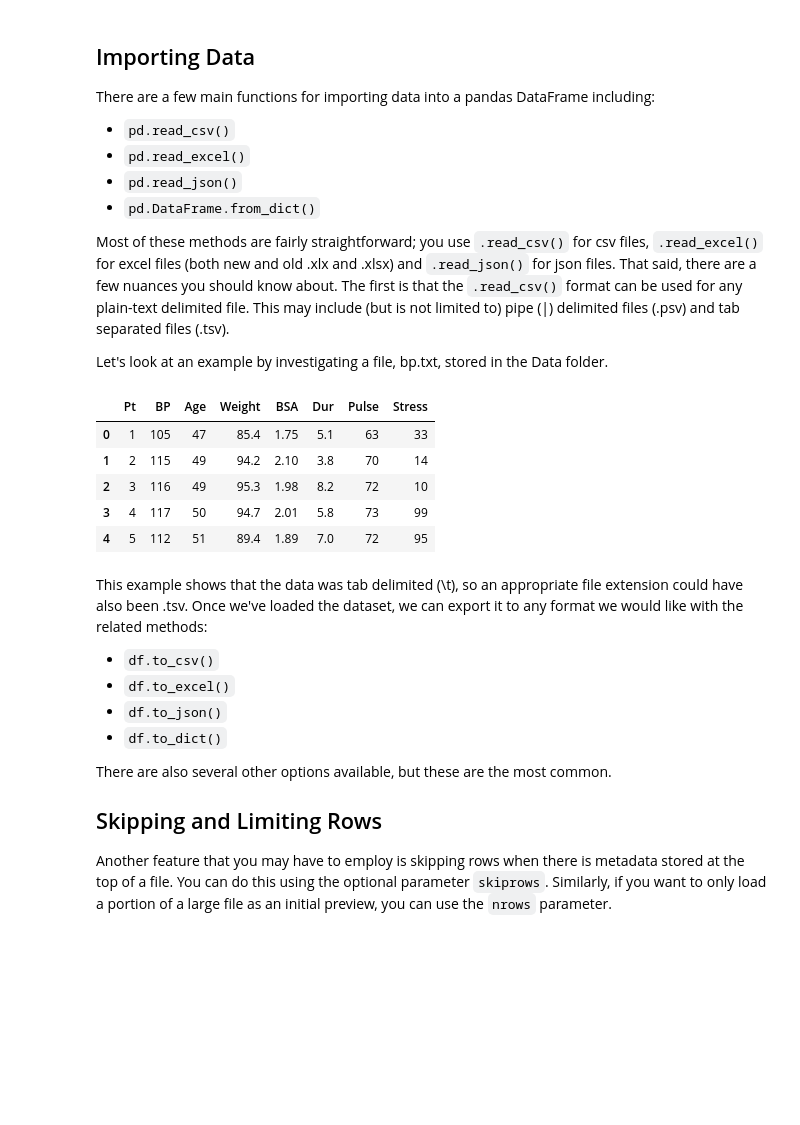
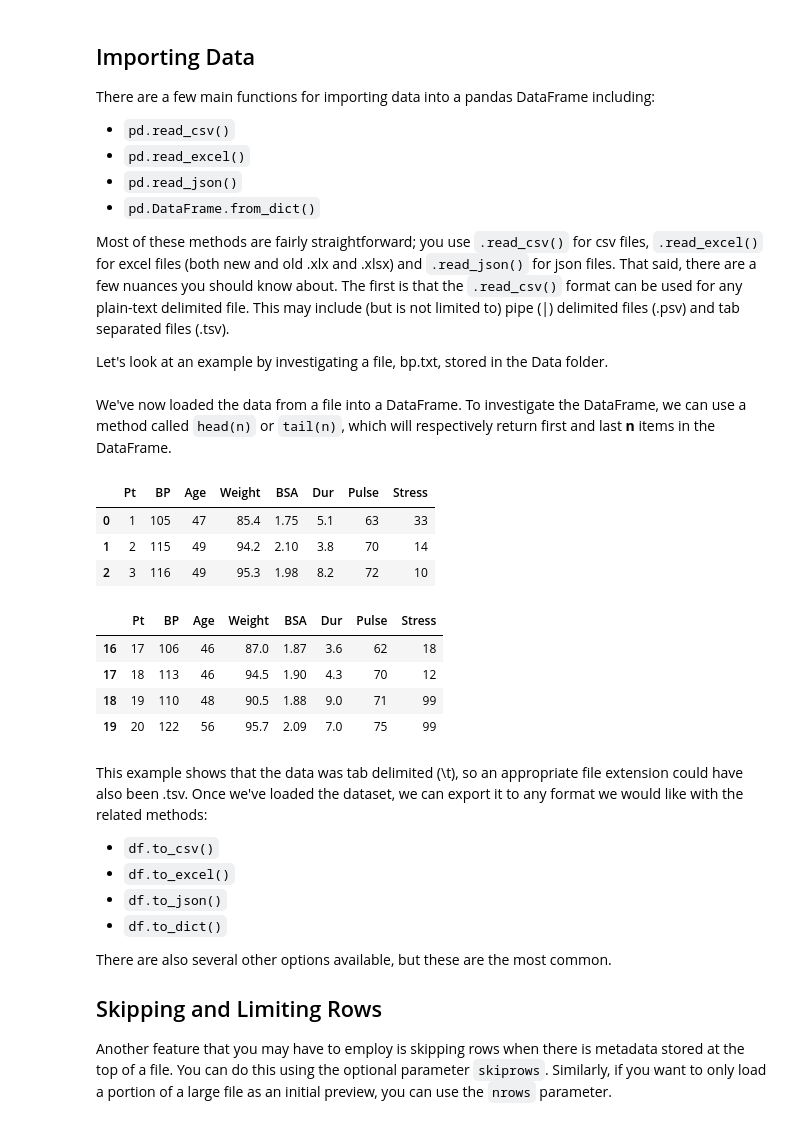
Before and after one commit to learn-co-curriculum/dsc-importing-data-using-pandas, a Jupyter notebook: index.ipynb, the cells around one changed output. Drawn from its saved outputs; the diff is of its cells as text; code cells hidden in the pictures; blank space fills up the shorter version.

Commit message:
added information about head and tail

```diff
--- a/index.ipynb
+++ b/index.ipynb
@@ -32,14 +32,23 @@ Most of these methods are fairly straightforward; you use `.read_csv()` for csv
 Let's look at an example by investigating a file, bp.txt, stored in the Data folder.
 # %%
 df = pd.read_csv('Data/bp.txt', delimiter='\t')
-df.head()
-# %% [output]
-|  | Pt | BP | Age | Weight | BSA | Dur | Pulse | Stress |
-| 0 | 1 | 105 | 47 | 85.4 | 1.75 | 5.1 | 63 | 33 |
-| 1 | 2 | 115 | 49 | 94.2 | 2.10 | 3.8 | 70 | 14 |
-| 2 | 3 | 116 | 49 | 95.3 | 1.98 | 8.2 | 72 | 10 |
-| 3 | 4 | 117 | 50 | 94.7 | 2.01 | 5.8 | 73 | 99 |
-| 4 | 5 | 112 | 51 | 89.4 | 1.89 | 7.0 | 72 | 95 |
+# %% [markdown]
+We've now loaded the data from a file into a DataFrame. To investigate the DataFrame, we can use a method called `head(n)` or `tail(n)`, which will respectively return first and last __n__ items in the DataFrame.
+# %%
+df.head(3)
+# %% [output]
+|  | Pt | BP | Age | Weight | BSA | Dur | Pulse | Stress |
+| 0 | 1 | 105 | 47 | 85.4 | 1.75 | 5.1 | 63 | 33 |
+| 1 | 2 | 115 | 49 | 94.2 | 2.10 | 3.8 | 70 | 14 |
+| 2 | 3 | 116 | 49 | 95.3 | 1.98 | 8.2 | 72 | 10 |
+# %%
+df.tail(4)
+# %% [output]
+|  | Pt | BP | Age | Weight | BSA | Dur | Pulse | Stress |
+| 16 | 17 | 106 | 46 | 87.0 | 1.87 | 3.6 | 62 | 18 |
+| 17 | 18 | 113 | 46 | 94.5 | 1.90 | 4.3 | 70 | 12 |
+| 18 | 19 | 110 | 48 | 90.5 | 1.88 | 9.0 | 71 | 99 |
+| 19 | 20 | 122 | 56 | 95.7 | 2.09 | 7.0 | 75 | 99 |
 # %% [markdown]
 This example shows that the data was tab delimited (\t), so an appropriate file extension could have also been .tsv. Once we've loaded the dataset, we can export it to any format we would like with the related methods:
 
```
Also changed, not shown: parts of 1 cell of this notebook, 1 other file.
